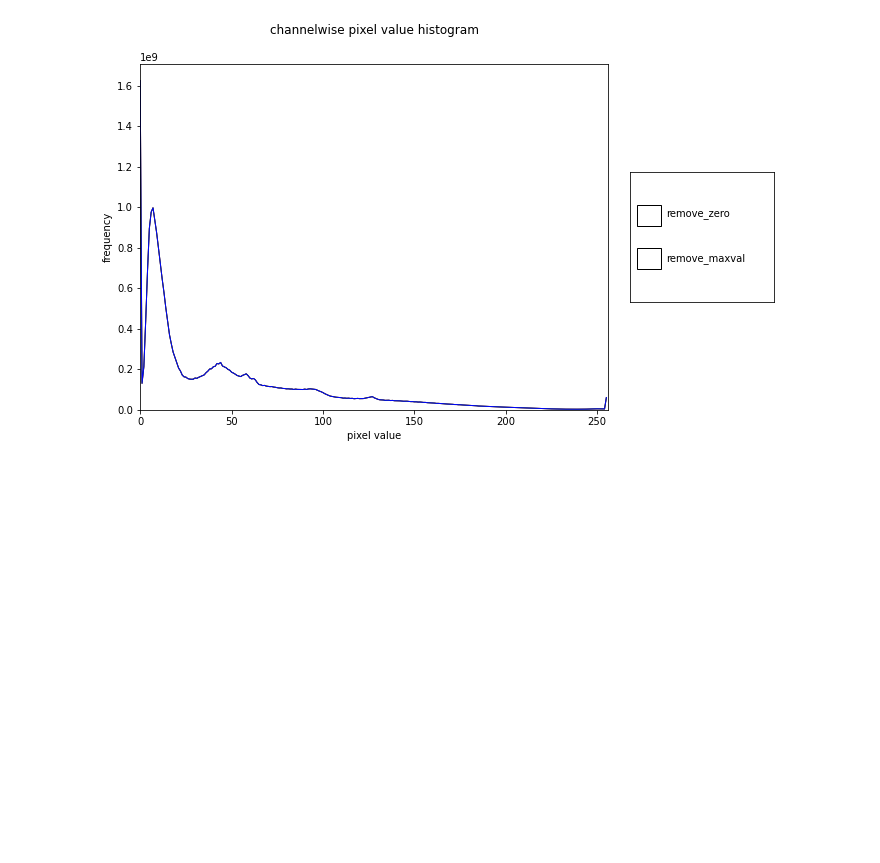
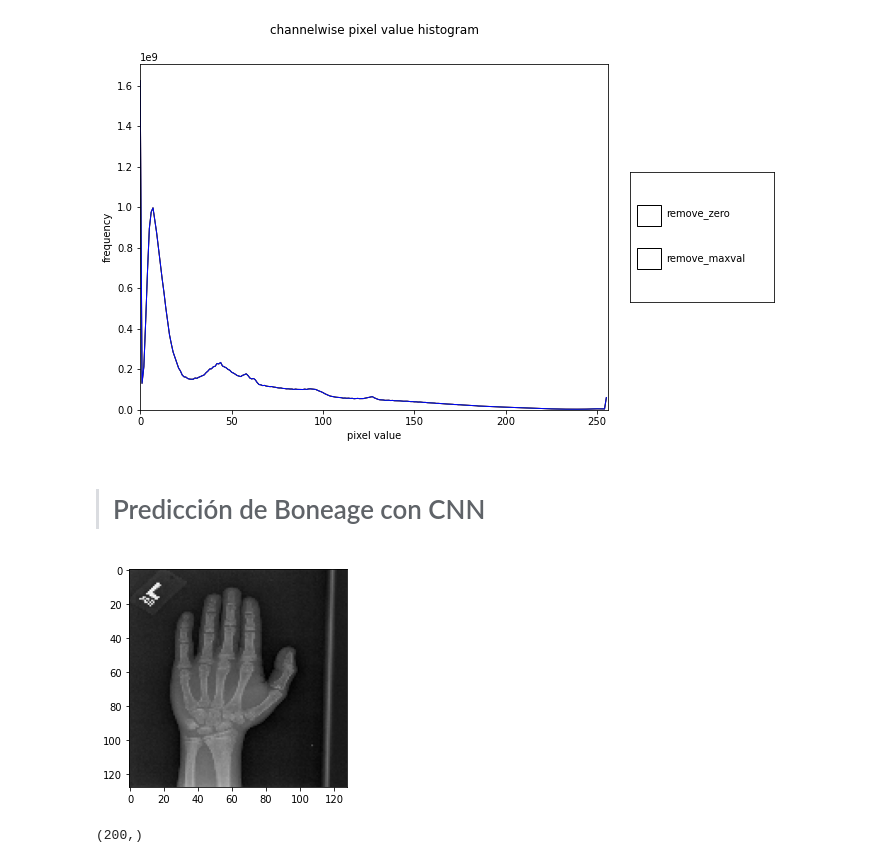
Before and after one commit to Lfquezada/Bone-Age-Prediction-AI, a Jupyter notebook: EDA-P2.ipynb, the cells around one changed output. Drawn from its saved outputs; the diff is of its cells as text; code cells hidden in the pictures; blank space fills up the shorter version.

```diff
--- a/EDA-P2.ipynb
+++ b/EDA-P2.ipynb
@@ -175,3 +175,5 @@ channel std(0~1)                         |  0.1951994388377542
 eda ended in 00 hours 10 minutes 01 seconds
 [figure]
 [figure]
+# %% [markdown]
+> # Predicción de Boneage con CNN
@@ -177,0 +191,21 @@ eda ended in 00 hours 10 minutes 01 seconds
+# %%
+train = train_clean[:5000]
+train_image = []
+for i in tqdm(range(train.shape[0])):
+    img = image.load_img('boneage-training-dataset/boneage-training-dataset/'+ str(train['id'][i])+'.png', target_size=(128,128,1), color_mode='grayscale',)
+    img = image.img_to_array(img)
+    img = img/255
+    train_image.append(img)
+X = np.array(train_image)
+# %%
+pixels = X[3].reshape((128,128))
+plt.imshow(pixels, cmap='gray')
+plt.show()
+# %% [output]
+[figure, added]
+# %%
+y = train['boneage'].values
+#y = to_categorical(y)
+y.shape
+# %% [output]
+(200,)
```
Also changed, not shown: parts of 12 cells of this notebook.
